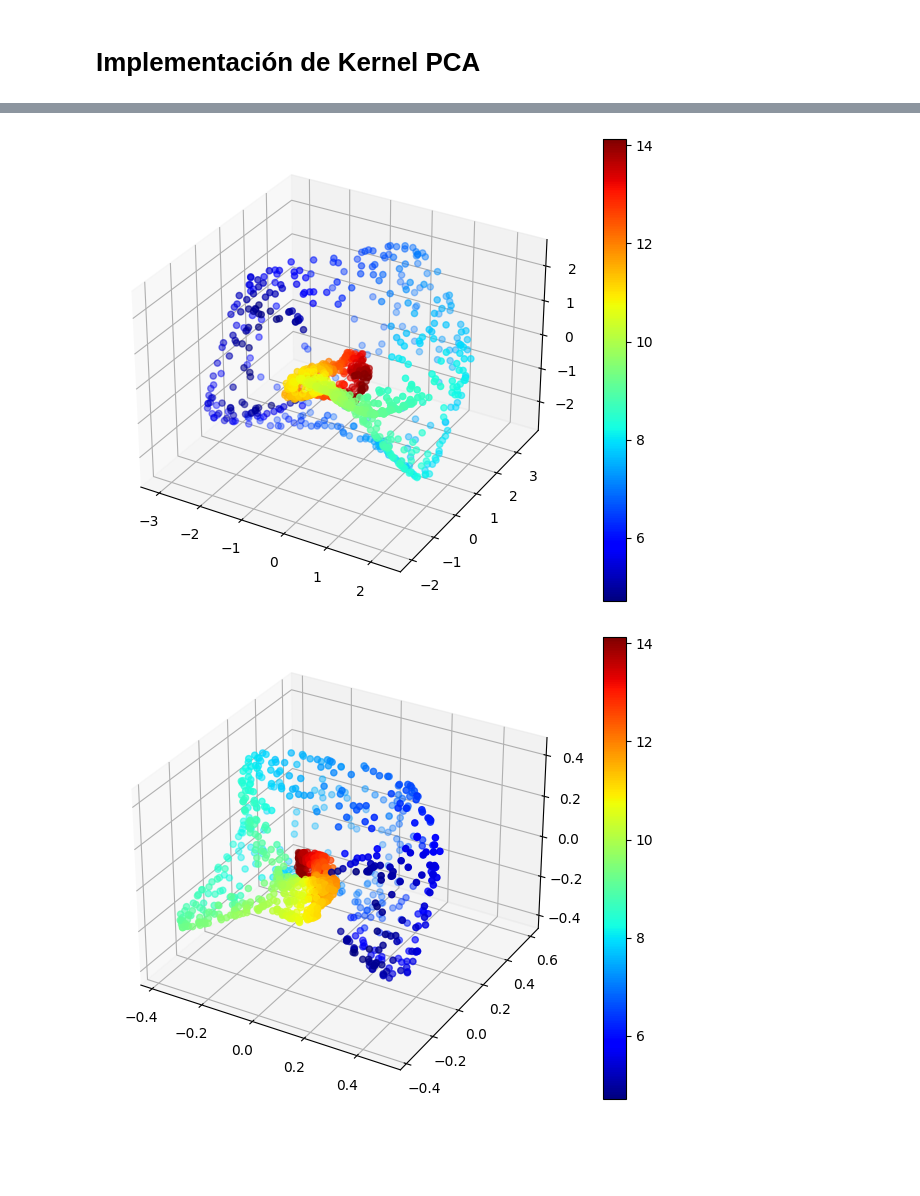
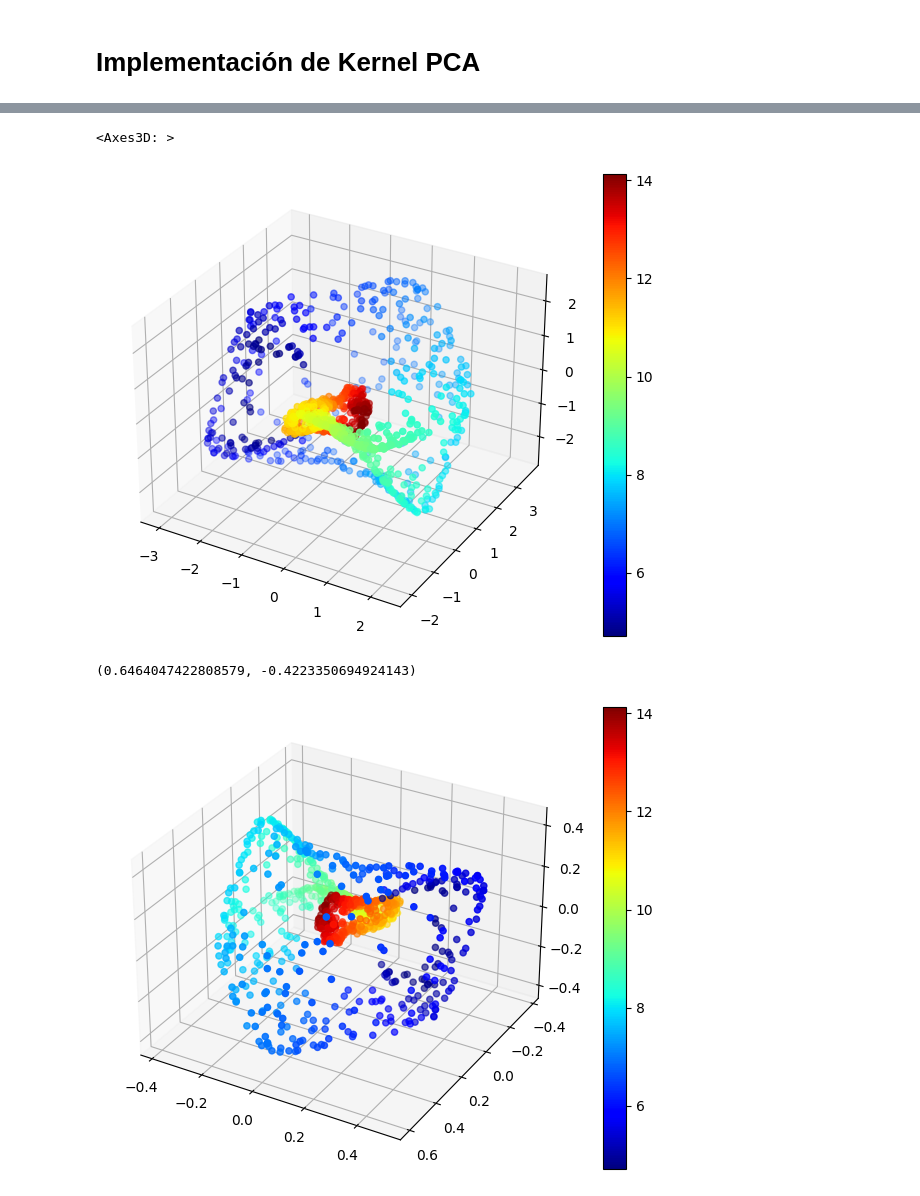
Before and after one commit to jclugor/dimensionality_reduction, a Jupyter notebook: KPCA.ipynb, the cells around one changed output, grey strips where cells are left out. Drawn from its saved outputs; the diff is of its cells as text; code cells hidden in the pictures; blank space fills up the shorter version.

```diff
--- a/KPCA.ipynb
+++ b/KPCA.ipynb
@@ -172,6 +172,7 @@ def plot_reduction(X_transformed, dim=2, y=None, label=None):
       plt.colorbar(sc)
     else:
       plt.colorbar(sc, label=label)
+  return ax
 # %%
 # proyección sobre las 2 componentes principales
 plot_reduction(X_proy, 2, y=y)
@@ -190,8 +193,11 @@ plot_reduction(X_proy2, y=y)
 # %%
 plot_reduction(X_proy, dim=3, y=y)
 # %% [output]
+<Axes3D: >
 [figure]
 # %%
-plot_reduction(X_proy2, dim=3, y=y)
+ax = plot_reduction(X_proy2, dim=3, y=y)
+ax.set_ylim(ax.get_ylim()[::-1])
 # %% [output]
+(0.6464047422808579, -0.4223350694924143)
-[figure, old version]
+[figure, new version]
```
Also changed, not shown: parts of 2 cells of this notebook, 1 other file.
